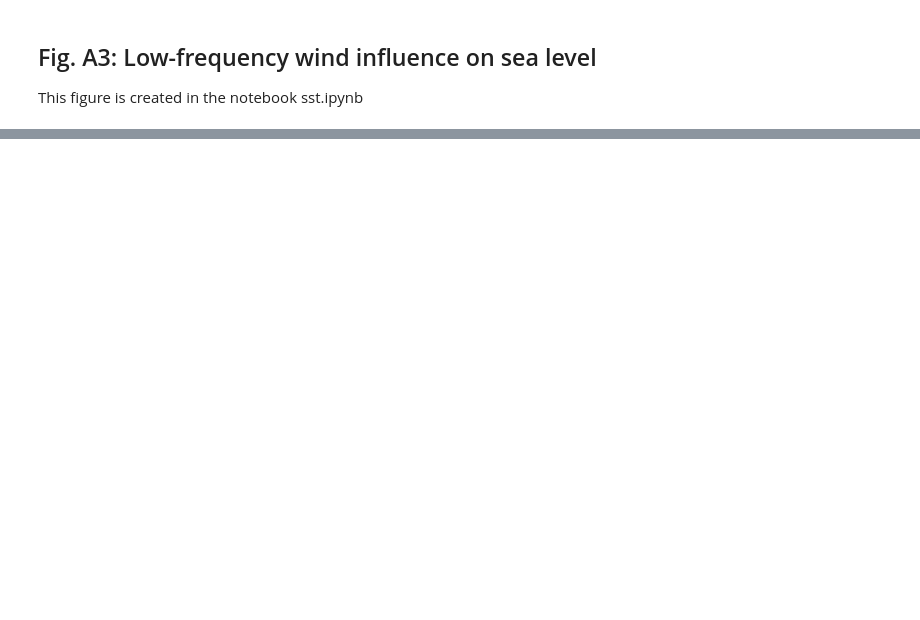
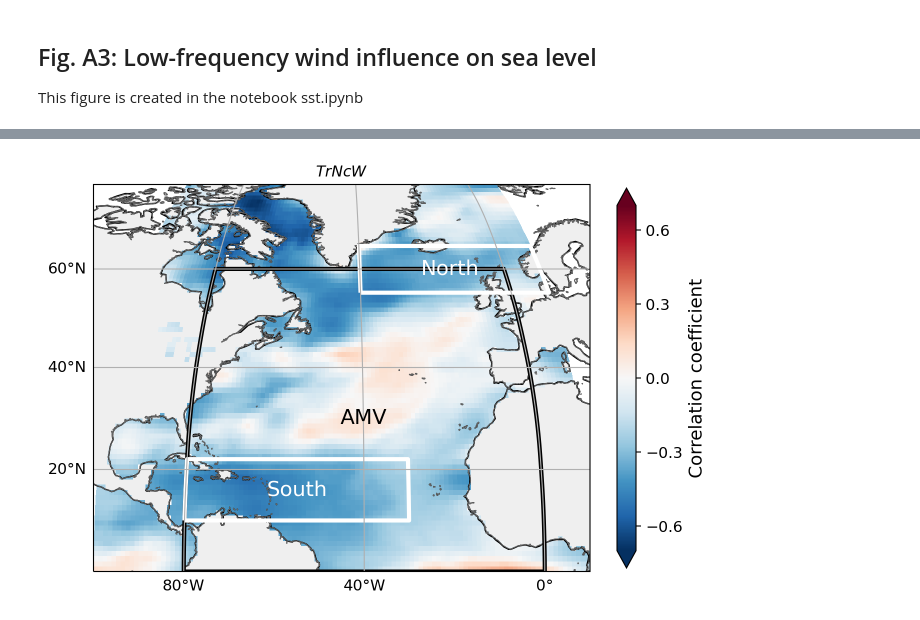
Before and after one commit to KNMI-sealevel/NetherlandsSeaLevelAcceleration, a Jupyter notebook: figures.ipynb, the cells around one changed output, grey strips where cells are left out. Saved outputs shown, nothing was run; the diff lists cells and outputs as text; code cells hidden in the pictures; blank space fills up the shorter version.

```diff
--- a/figures.ipynb
+++ b/figures.ipynb
@@ -427,0 +662,5 @@ This figure is created in the notebook sst.ipynb
+# %%
+regression_regions_fig(cobe_sst, 'r', 'Correlation coefficient', 'NearestPointAverage2', '$\it{TrNcW}$',
+                       [-0.6, -0.3, 0.0, 0.3, 0.6], 'RdBu_r', 'both', 'cobesst_r_NP')
+# %% [output]
+[figure, added]
```
Also changed, not shown: parts of 20 cells of this notebook, 11 other files.
